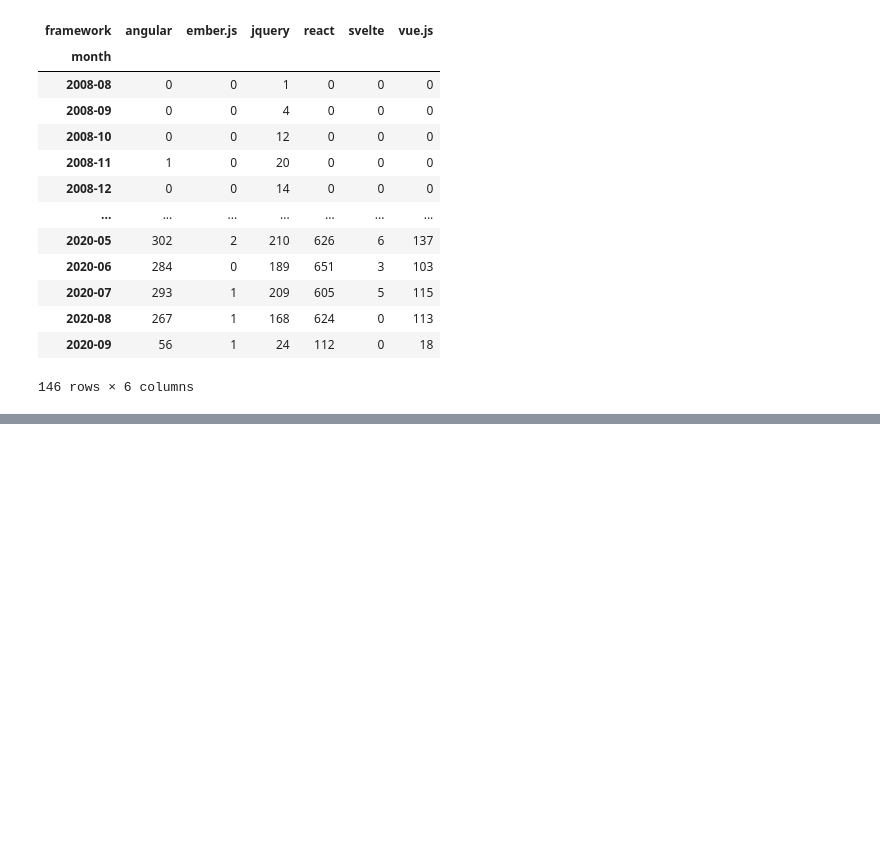
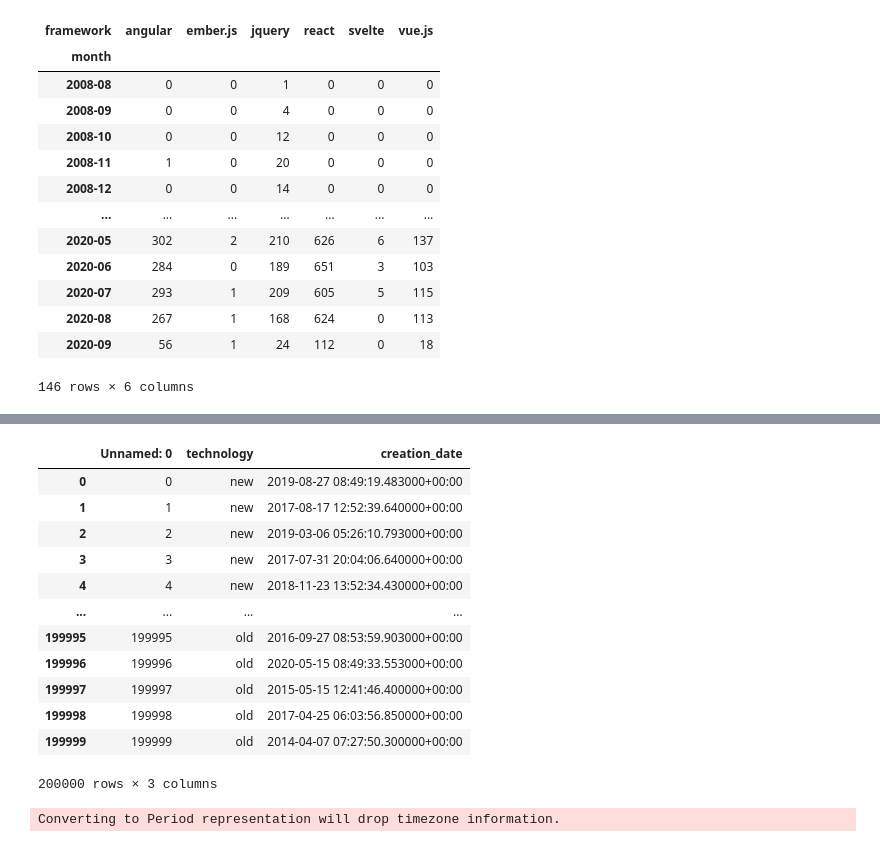
Before and after one commit to Chiyo-no-sake/ds_project, a Jupyter notebook: Analisys.ipynb, the cells around one changed output, grey strips where cells are left out. Saved outputs shown, nothing was run; the diff lists cells and outputs as text; code cells hidden in the pictures; blank space fills up the shorter version.

```diff
--- a/Analisys.ipynb
+++ b/Analisys.ipynb
@@ -102,2 +103,29 @@ fig.show()
 # %%
 ####### 2 FRONTEND - old vs new ##########
+
+
+ovn = pd.read_csv('old_vs_new_frontend.csv')
+ovn
+# %% [output]
+|  | Unnamed: 0 | technology | creation_date |
+| 0 | 0 | new | 2019-08-27 08:49:19.483000+00:00 |
+| 1 | 1 | new | 2017-08-17 12:52:39.640000+00:00 |
+| 2 | 2 | new | 2019-03-06 05:26:10.793000+00:00 |
+| 3 | 3 | new | 2017-07-31 20:04:06.640000+00:00 |
+| 4 | 4 | new | 2018-11-23 13:52:34.430000+00:00 |
+| ... | ... | ... | ... |
+| 199995 | 199995 | old | 2016-09-27 08:53:59.903000+00:00 |
+| 199996 | 199996 | old | 2020-05-15 08:49:33.553000+00:00 |
+| 199997 | 199997 | old | 2015-05-15 12:41:46.400000+00:00 |
+| 199998 | 199998 | old | 2017-04-25 06:03:56.850000+00:00 |
+| 199999 | 199999 | old | 2014-04-07 07:27:50.300000+00:00 |
+200000 rows × 3 columns
+# %%
+datem = datetime.today().month
+
+datem
+
+ovn['month'] = ovn['creation_date'].map(creationDateToDay)
+new_ovn = ovn[ovn.month != datem]
+# %% [output]
+Converting to Period representation will drop timezone information.
```
Also changed, not shown: parts of 8 cells of this notebook, 2 other files.
